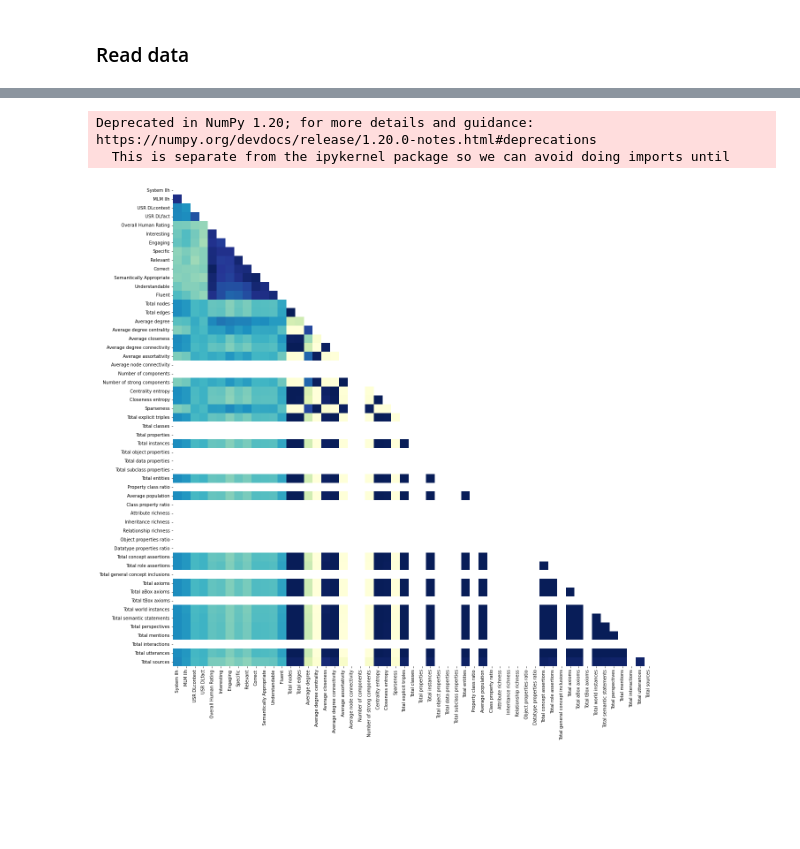
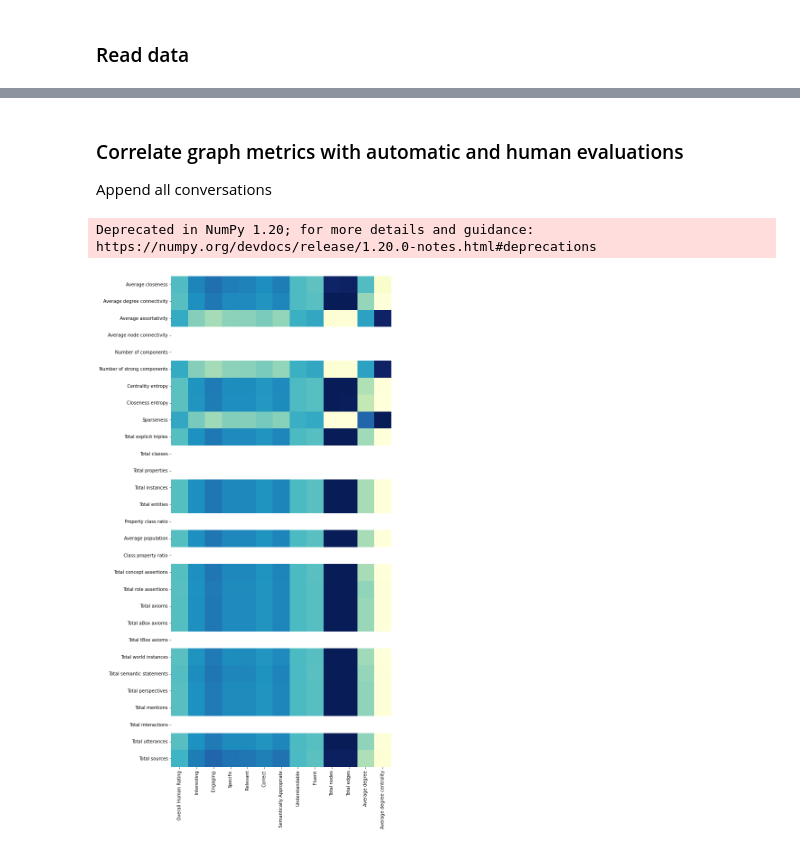
Before and after one commit to selBaez/evaluating-conversations-as-ekg, a Jupyter notebook: src/graph_evaluations/plot incoming capsules.ipynb, the cells around one changed output, grey strips where cells are left out. Saved outputs shown, nothing was run; the diff lists cells and outputs as text; code cells hidden in the pictures; blank space fills up the shorter version.

```diff
--- a/src/graph_evaluations/plot incoming capsules.ipynb
+++ b/src/graph_evaluations/plot incoming capsules.ipynb
@@ -42,12 +46,0 @@ df.head()
-# %%
-corr_df = df.corr(method='pearson')
-# print(corr_df.head())
-mask = np.triu(np.ones_like(corr_df, dtype=np.bool))
-
-# Plot
-g = sns.heatmap(corr_df, mask=mask, annot=False, fmt=".2f", cmap="YlGnBu", cbar_kws={"shrink": .7}, cbar=False, square=True)
-g.figure.savefig(OUTPUT_FOLDER + f"Correlation heatmap.png", dpi=300)
-# %% [output]
-Deprecated in NumPy 1.20; for more details and guidance: https://numpy.org/devdocs/release/1.20.0-notes.html#deprecations
-  This is separate from the ipykernel package so we can avoid doing imports until
-[figure, removed]
@@ -54,3 +53,22 @@ Deprecated in NumPy 1.20; for more details and guidance: https://numpy.org/devdo
+# %% [markdown]
+### Correlate graph metrics with automatic and human evaluations
+
+Append all conversations
+# %%
+corr_df = df.corr(method='pearson')
+mask = np.triu(np.ones_like(corr_df, dtype=np.bool))
+# zoom into the rectangle we want
+corr_df = corr_df.loc[corr_df.columns[13:]]
+corr_df = corr_df[corr_df.columns[:13]]
+mask = mask[13:, :13]
+
+# Plot
+g = sns.heatmap(corr_df, mask=mask, annot=False, fmt=".2f", cmap="YlGnBu", cbar_kws={"shrink": .7}, cbar=False,
+                square=True)
+g.figure.savefig(OUTPUT_FOLDER + f"Correlation heatmap.png", dpi=300)
+# %% [output]
+Deprecated in NumPy 1.20; for more details and guidance: https://numpy.org/devdocs/release/1.20.0-notes.html#deprecations
+[figure, added]
 # %%
 df.columns
 # %% [output]
```
Also changed, not shown: parts of 11 cells of this notebook, 46 other files.
